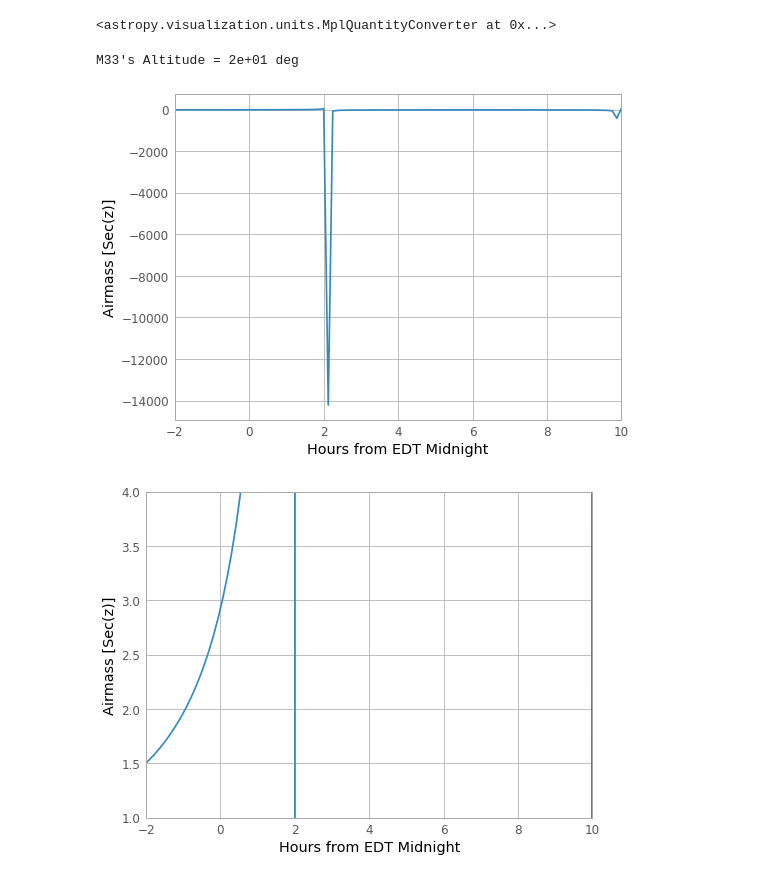
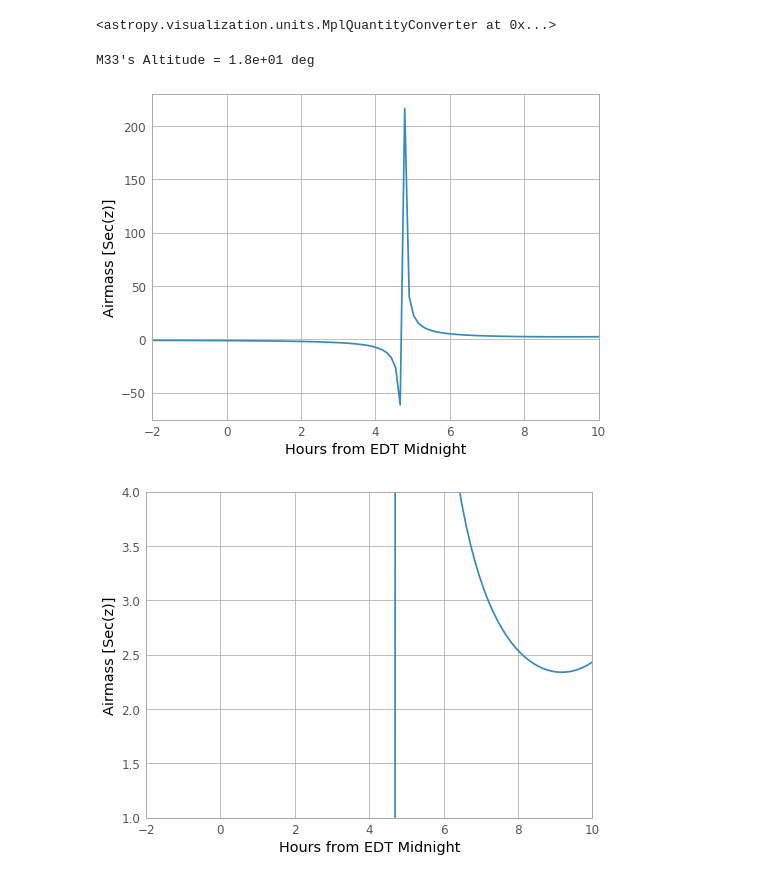
Before and after one commit to bngcebetsha/Innovation_sprint_astropy, a Jupyter notebook: practice_notebook.ipynb, the cells around one changed output. Saved outputs shown, nothing was run; the diff lists cells and outputs as text; code cells hidden in the pictures.

```diff
--- a/practice_notebook.ipynb
+++ b/practice_notebook.ipynb
@@ -59,18 +59,22 @@ from astropy.time import Time
 from astropy.coordinates import SkyCoord, EarthLocation, AltAz
 # %%
 m33 = SkyCoord.from_name('M33')
+# %%
+cape_town = EarthLocation(lat=-33.926*u.deg, lon=18.423*u.deg, height=25*u.m)
+utcoffset = -2*u.hour
+time = Time('2020-3-9 12:00:00') - utcoffset
 # %%
 bear_mountain = EarthLocation(lat=41.3*u.deg, lon=-74*u.deg, height=390*u.m)
-utcoffset = -2*u.hour  # Eastern Daylight Time
+utcoffset = -4*u.hour  # Eastern Daylight Time
 time = Time('2020-2-28 12:00:00') - utcoffset
 # %%
-m33altaz = m33.transform_to(AltAz(obstime=time,location=bear_mountain))
+m33altaz = m33.transform_to(AltAz(obstime=time,location=cape_town))
 print("M33's Altitude = {0.alt:.2}".format(m33altaz))
 # %% [output]
-M33's Altitude = 2e+01 deg
+M33's Altitude = 1.8e+01 deg
 # %%
-midnight = Time('2020-2-28 00:00:00') - utcoffset
+midnight = Time('2020-3-9 00:00:00') - utcoffset
 delta_midnight = np.linspace(-2, 10, 100)*u.hour
-frame_Feb28night = AltAz(obstime=midnight+delta_midnight,
-                          location=bear_mountain)
-m33altazs_Feb28night = m33.transform_to(frame_Feb28night)
+frame_Mar09night = AltAz(obstime=midnight+delta_midnight,
+                          location=cape_town)
+m33altazs_Mar09night = m33.transform_to(frame_Mar09night)
@@ -79,21 +81,23 @@ m33airmasss_Feb28night = m33altazs_Feb28night.secz
+# %%
+m33airmasss_Mar09night = m33altazs_Mar09night.secz
 # %%
-plt.plot(delta_midnight, m33airmasss_Feb28night)
+plt.plot(delta_midnight, m33airmasss_Mar09night)
 plt.xlim(-2, 10)
 # plt.ylim(1, 4)
 plt.xlabel('Hours from EDT Midnight')
 plt.ylabel('Airmass [Sec(z)]')
 plt.show()
 # %% [output]
-[figure, old version]
+[figure, new version]
 # %%
-plt.plot(delta_midnight, m33airmasss_Feb28night)
+plt.plot(delta_midnight, m33airmasss_Mar09night)
 plt.xlim(-2, 10)
 plt.ylim(1, 4)
 plt.xlabel('Hours from EDT Midnight')
 plt.ylabel('Airmass [Sec(z)]')
 plt.show()
 # %% [output]
-[figure, old version]
+[figure, new version]
 # %%
 from astropy.coordinates import get_sun
 delta_midnight = np.linspace(-12, 12, 1000)*u.hour
```
Also changed, not shown: parts of 9 cells of this notebook.
